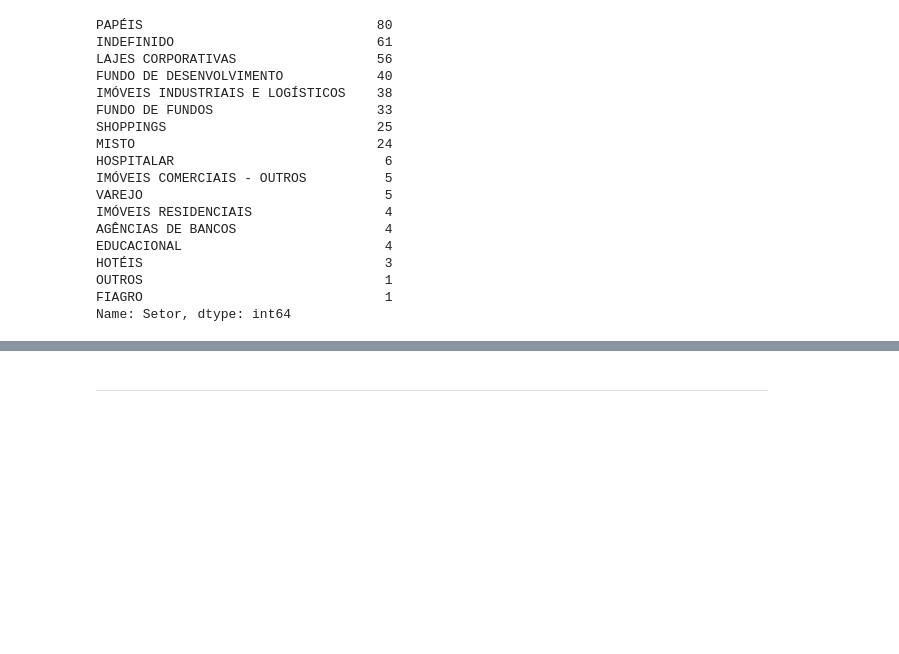
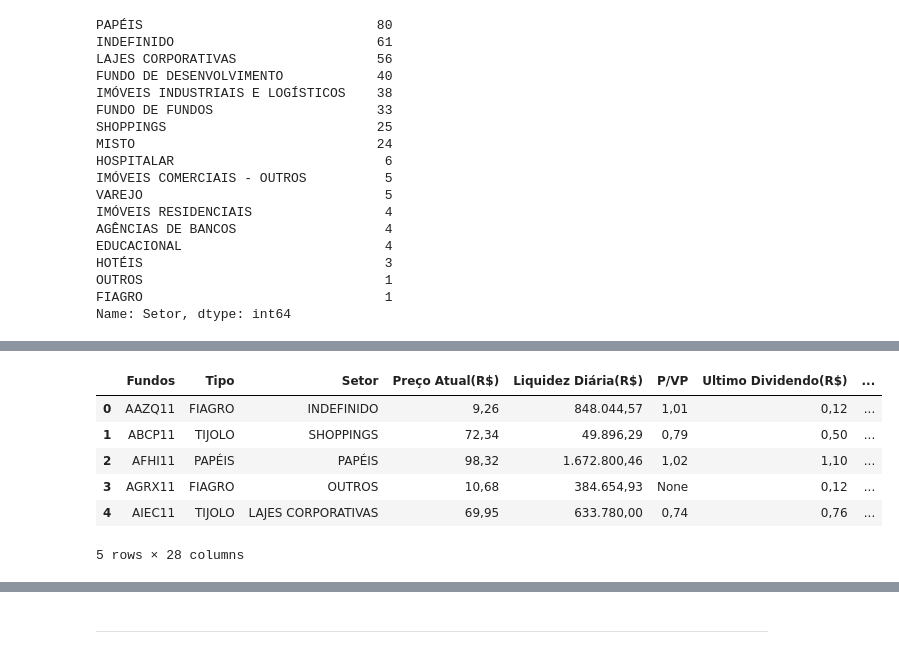
Before and after one commit to Riguini/Fundos-imobiliarios-FIIS-, a Jupyter notebook: FIIS.ipynb, the cells around one changed output, grey strips where cells are left out. Saved outputs shown, nothing was run; the diff lists cells and outputs as text; code cells hidden in the pictures; blank space fills up the shorter version.

```diff
--- a/FIIS.ipynb
+++ b/FIIS.ipynb
@@ -173,3 +177,13 @@ df
+# %%
+df.head(5)
+# %% [output]
+|  | Fundos | Tipo | Setor | Preço Atual(R$) | Liquidez Diária(R$) | P/VP | Ultimo Dividendo(R$) | ... |
+| 0 | AAZQ11 | FIAGRO | INDEFINIDO | 9,26 | 848.044,57 | 1,01 | 0,12 | ... |
+| 1 | ABCP11 | TIJOLO | SHOPPINGS | 72,34 | 49.896,29 | 0,79 | 0,50 | ... |
+| 2 | AFHI11 | PAPÉIS | PAPÉIS | 98,32 | 1.672.800,46 | 1,02 | 1,10 | ... |
+| 3 | AGRX11 | FIAGRO | OUTROS | 10,68 | 384.654,93 | None | 0,12 | ... |
+| 4 | AIEC11 | TIJOLO | LAJES CORPORATIVAS | 69,95 | 633.780,00 | 0,74 | 0,76 | ... |
+5 rows × 28 columns
 # %%
 df.sample(5)
 # %% [output]
```
Also changed, not shown: parts of 33 cells of this notebook.
